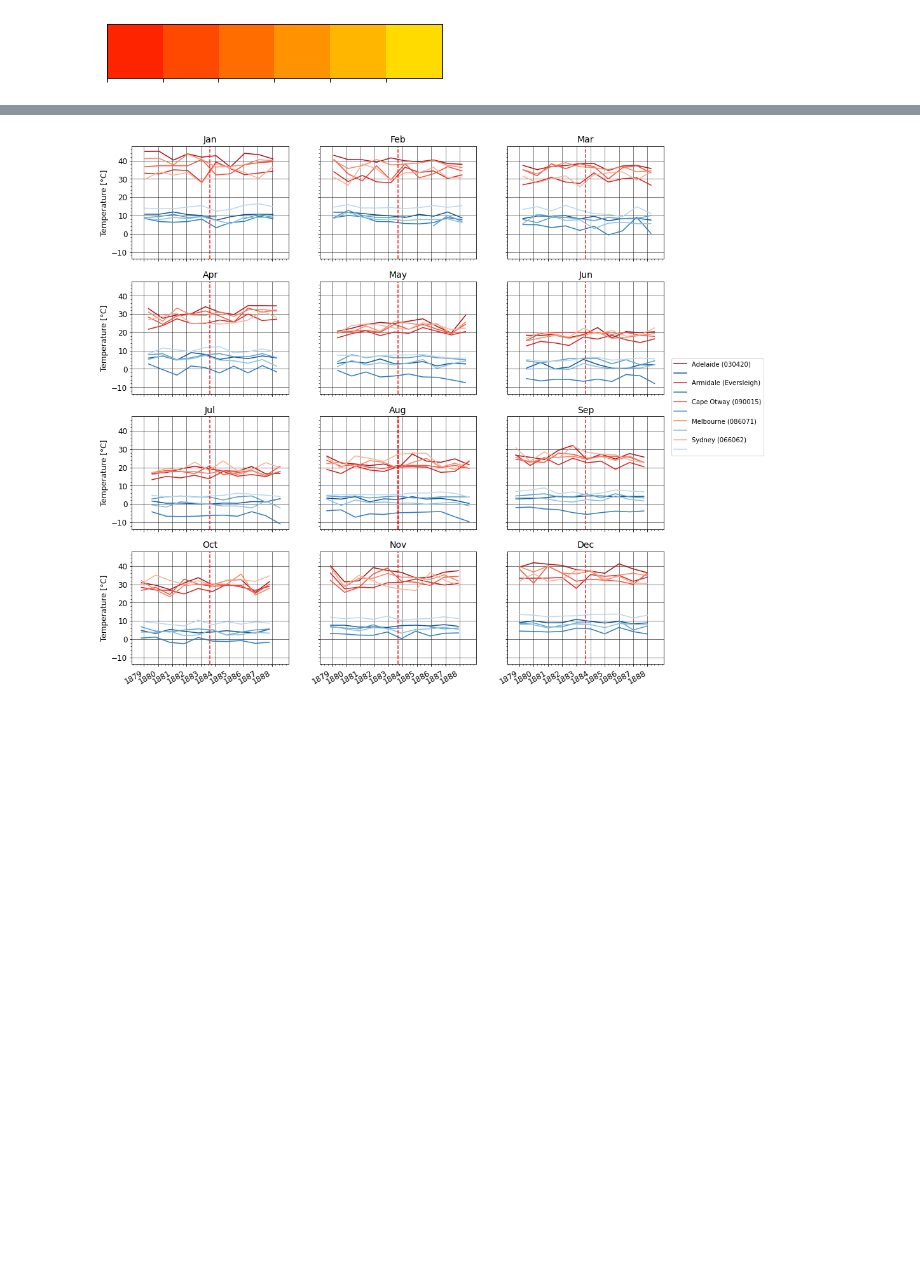
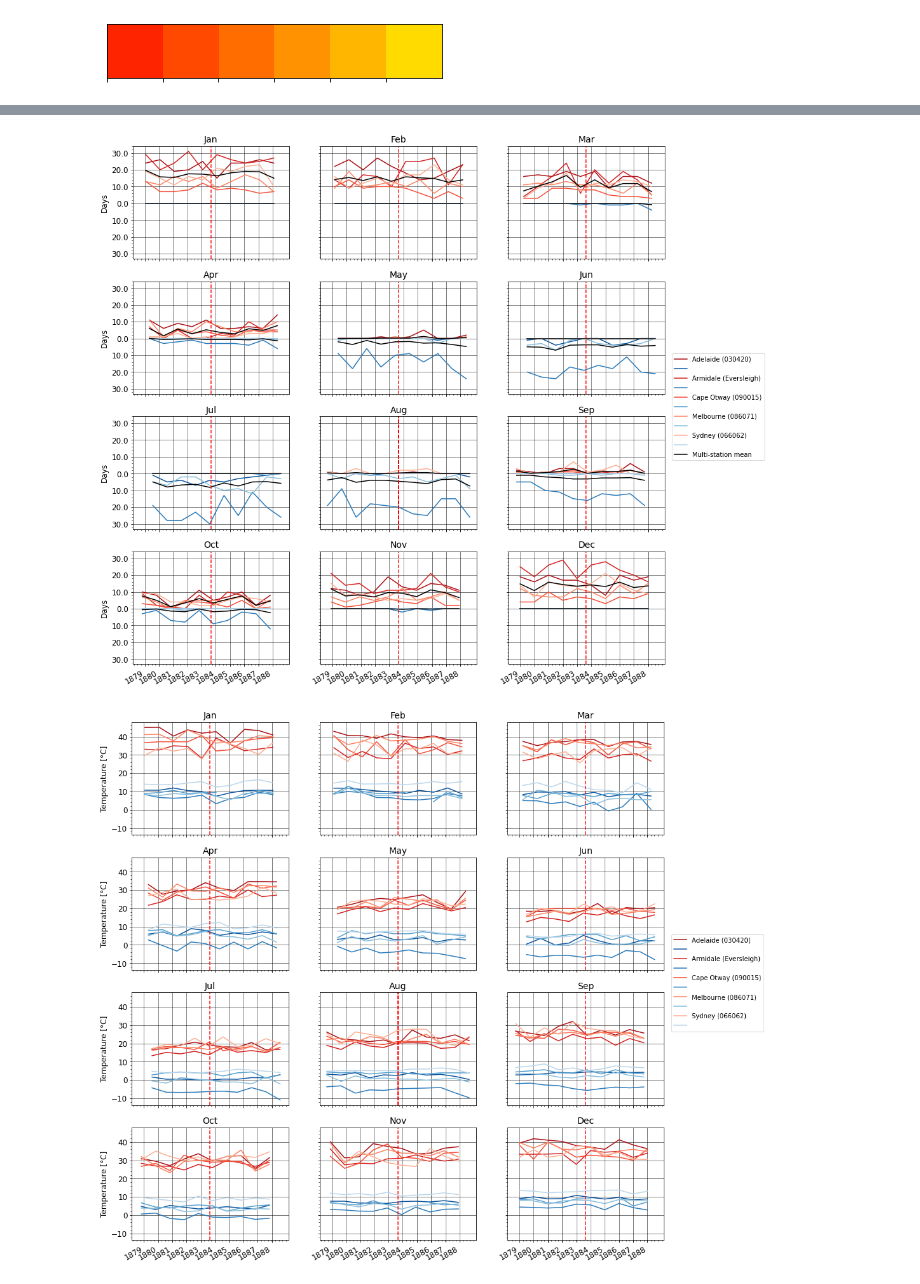
Before and after one commit to kbongi/observations, a Jupyter notebook: O_extremes_plots_by_month_2021.07.29.ipynb, the cells around one changed output, grey strips where cells are left out. Drawn from its saved outputs; the diff is of its cells as text; code cells hidden in the pictures; blank space fills up the shorter version.

```diff
--- a/O_extremes_plots_by_month_2021.07.29.ipynb
+++ b/O_extremes_plots_by_month_2021.07.29.ipynb
@@ -301,3 +357,67 @@ plt.savefig('O_timeseries_monthly_FD+SU_by_month.png', dpi=300, bbox_inches='tig
+# %%
+# plot by month
+# define the number of datasets to
+ds = K_ex_index.SU
+ds2 = -K_ex_index.FD
+
+row = 4 # row must be 2 or more, otherwise need to just change axes indexing to axes[i] (instead of axes[i,j])
+col = 3
+fig, axes = plt.subplots(row, col, sharex=True, sharey=True, figsize=(15,15)) # make a figure
+# select out eah month
+rmin = 1
+rmax = rmin+col
+
+# loop over each row
+for r in range(0,row):
+    # create a new axis for each month
+    for m in range(rmin,rmax):
+        # loop over each station and plot each one on the same month plot
+        for i, s in enumerate(ds.station):
+            dplot = ds.sel(station=s).sel(time=(ds['time.month']==m))
+            fplot.timeseries_noP(dplot, ax = axes[r, m-rmin], color=reds[i], label = s.data)
+            # plot the second dataset
+            ds2.sel(station=s).sel(time=(ds['time.month']==m)).plot(ax = axes[r, m-rmin], color=blues[i], label = ' ')
+
+        # plot the multi-station mean
+        ds.mean(dim='station').sel(time=(ds['time.month']==m)).plot(ax = axes[r, m-rmin], color='k', label = 'Multi-station mean')
+        ds2.mean(dim='station').sel(time=(ds['time.month']==m)).plot(ax = axes[r, m-rmin], color='k')
+
+        axes[r, m-rmin].set(ylabel=None, title = months[m-1])
+        axes[r, m-rmin].set_xlabel(None)
+        axes[r, m-rmin].grid(False, which='minor')
+
+        # add line to mark eruption date
+        date = np.array(f'1883-08-27T00:00:00.000000000', dtype='datetime64[ns]')
+        axes[r, m-rmin].axvline(x=date, color = 'r', linestyle = '--', alpha = 0.9, linewidth='1.5')
+
+
+        # change the labels so that FD values are no longer listed as negative (basically inverse operation)
+        labels = axes[r, m-rmin].get_yticks().tolist()
+        for i in range(0,math.floor(len(labels)/2)):
+            labels[i] = labels[-(1+i)]
+        # set the new labels
+        axes[r, m-rmin].set_yticklabels(labels)
+
+        # make one legend for all tables (just use last axis to get info)
+        handles, labels = axes[r, m-rmin].get_legend_handles_labels()
+
+    # set the ylabel for every row
+    axes[r, 0].set(ylabel= f'Days')
+
+    rmin = rmax
+    rmax = rmin+col
+
+# first arg to bbox is x second is y (x,y)
+fig.legend(handles, labels, loc='right', bbox_to_anchor=(1.05, 0.5))
+
+
+# set the axis ticks to be yearly
+axes[0,0].set_xticks(years)
+axes[0,0].set_xticklabels(years.year) # .year displays only the year (not month time etc)
+
+plt.savefig('O_timeseries_monthly_FD+SU+msm_by_month.png', dpi=300, bbox_inches='tight')
+# %% [output]
+[figure, added]
 # %%
 # plot by month
 # define the number of datasets to
```
Also changed, not shown: parts of 17 cells of this notebook, 1 other file.
